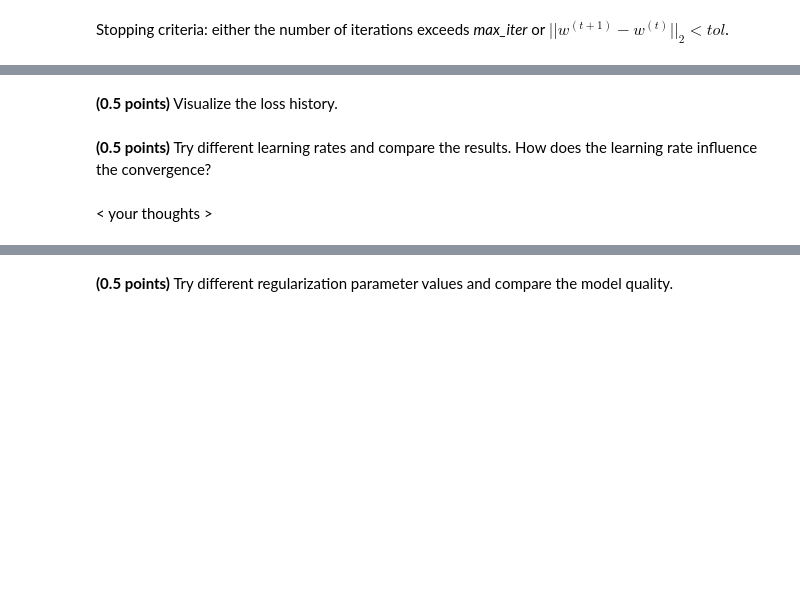
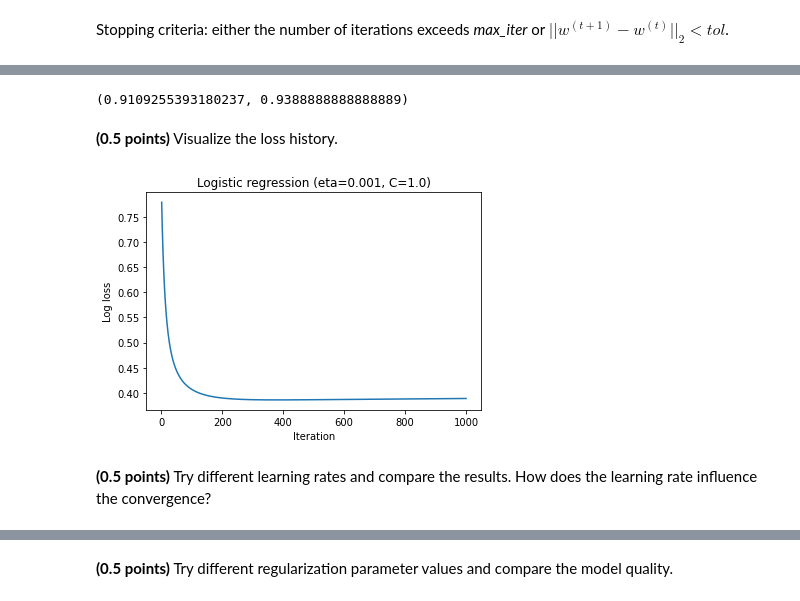
Before and after one commit to OksanaZaitseva/rsschool, a Jupyter notebook: 5_classification_linear_knn/hw_classification_final.ipynb, the cells around one changed output, grey strips where cells are left out. Cells and saved outputs as stored; diff of their text form; code cells hidden in the pictures; blank space fills up the shorter version.

```diff
--- a/5_classification_linear_knn/hw_classification_final.ipynb
+++ b/5_classification_linear_knn/hw_classification_final.ipynb
@@ -59,16 +65,17 @@ class CustomLogisticRegression:
         self.tol = tol
         self.random_state = np.random.RandomState(seed=random_state)
         self.zero_init = zero_init
+        self.logloss = []
 
     def get_sigmoid(self, X, weights):
         """Compute the sigmoid value."""
         # <your code>
-        pass
+        return 1.0 / (1.0 + np.exp(-np.dot(X, weights.T)))
 
     def get_loss(self, x, weights, y):
         """Calculate the loss."""
         # <your code>
-        pass
+        return np.sum(np.log(1+np.e**(-np.dot(x, weights.T)*y)))/x.shape[0]+np.linalg.norm(weights)*0.5*self.C
 
     def fit(self, X, y):
         """Fit the model.
@@ -88,10 +95,14 @@ class CustomLogisticRegression:
                                                       high=weight_threshold, size=num_features) # random weight initialization
 
         for i in range(self.max_iter):
-            delta = "<your code>"
+            pred_y = 1 - 1 / (1 + np.exp(-(np.dot(X_ext, self.weights_.T)*y)))
+            delta = self.weights_/self.C - np.dot(y*X_ext.T, pred_y)/X_ext.shape[0]
+            self.logloss.append(self.get_loss(X_ext, self.weights_, y))
             self.weights_ -= self.eta * delta
-            if "<your code>":
+
+            if np.linalg.norm(self.eta * delta) < self.tol:
                 break
+
 
     def predict_proba(self, X):
         """Predict positive class probabilities.
@@ -118,7 +129,11 @@ class CustomLogisticRegression:
                 Vector containing predicted class labels.
         """
         # <your code>
-        pass
+        X_ext = np.hstack([np.ones((X.shape[0], 1)), X])
+        if hasattr(self, 'weights_'):
+            return np.where(self.predict_proba(X) > 0.5, 1, -1)
+        else:
+            raise NotFittedError("CustomLogisticRegression instance is not fitted yet")
 # %%
 from sklearn import datasets
 from sklearn import metrics
@@ -176,5 +195,7 @@ train_acc, test_acc = fit_evaluate(model, X_train, y_train, X_test, y_test)
 # %%
 train_acc, test_acc
+# %% [output]
+(0.9109255393180237, 0.9388888888888889)
 # %%
 assert min(train_acc, test_acc) > 0.9
 # %% [markdown]
@@ -184,2 +203,9 @@ assert min(train_acc, test_acc) > 0.9
+# %%
+sns.lineplot(x=range(1, len(model.logloss)+1), y=model.logloss)
+plt.xlabel('Iteration')
+plt.ylabel('Log loss')
+plt.title(f'Logistic regression (eta=0.001, C=1.0)');
+# %% [output]
+[figure, added]
 # %% [markdown]
 **(0.5 points)** Try different learning rates and compare the results. How does the learning rate influence the convergence?
@@ -188,2 +211,0 @@ assert min(train_acc, test_acc) > 0.9
-# %% [markdown]
-< your thoughts >
```
Also changed, not shown: parts of 99 cells of this notebook.
